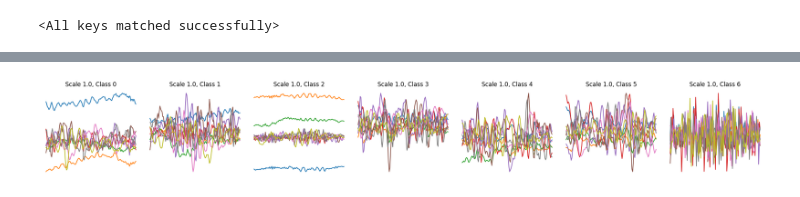
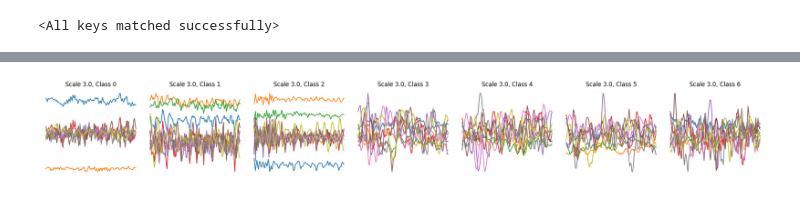
Before and after one commit to chookcurry/flow-matching, a Jupyter notebook: notebooks/whar/train_latent_flow.ipynb, the cells around one changed output, grey strips where cells are left out. Cells and saved outputs as stored; diff of their text form; code cells hidden in the pictures.

```diff
--- a/notebooks/whar/train_latent_flow.ipynb
+++ b/notebooks/whar/train_latent_flow.ipynb
@@ -21,7 +21,7 @@ print(device)
 # %% [output]
 mps
 # %%
-sampler = WHARSampler()
+sampler = WHARSampler(subject_id=1)
 # %% [output]
 Creating config hash...
 Checking download...
@@ -53,17 +53,19 @@ print(num_classes)
 [18, 32, 32]
 6
 # %%
-ae = CondSpectrogramAE(latent_channels=20).to(device)
-ae.load_state_dict(torch.load("cond_ae_small.pt"))
+ae = CondSpectrogramAE(latent_channels=24).to(device)
+ae.load_state_dict(torch.load("cond_ae_24.pt"))
 
 path = GaussianConditionalProbabilityPath(
     p_data=sampler,
-    p_simple_shape=[20, 4, 4],
+    p_simple_shape=[24, 4, 4],
     alpha=LinearAlpha(),
     beta=LinearBeta(),
 ).to(device)
 
-vf = FlowTransformerBackbone(num_classes=num_classes).to(device)
+vf = FlowTransformerBackbone(latent_channels=24, num_classes=num_classes).to(device)
 
-trainer = LatentFlowTrainer(path=path, model=vf, ae=ae, eta=0.1, null_class=num_classes)
+trainer = LatentFlowTrainer(
+    path=path, model=vf, ae=ae, eta=(1 / num_classes), null_class=num_classes
+)
 # %%
@@ -215,8 +199,8 @@ import matplotlib.pyplot as plt
 from flow_matching.whar.stft import istft_transform
 
 num_samples = 7
-num_timesteps = 100
-guidance_scales = [1.0]
+num_timesteps = 1000
+guidance_scales = [3.0]
 
 # Sample initial conditions (+1 for null class)
 y = torch.arange(num_classes + 1).to(device)
@@ -238,31 +222,31 @@ for row_idx, w in enumerate(guidance_scales):
     # Setup ode and simulator
     ode = CFGVectorFieldODE(vf, guidance_scale=w, null_class=num_classes)
     simulator = EulerSimulator(ode)
 
     # Simulate
     ts = (
         torch.linspace(0, 1, num_timesteps)
         .view(1, -1, 1, 1, 1)
         .expand(num_samples, -1, 1, 1, 1)
         .to(device)
     )
 
     x1 = simulator.simulate(x0, ts, y=y)
     x1 = ae.decode(x1, y)
 
     B, C, H, W = x1.shape
     x1 = x1.view(B, C // 2, 2, H, W)
     x1 = x1.detach().cpu()
     x1 = vmap(decompress_stft)(x1)
     x1 = [istft_transform(x) for x in x1]
 
     for col_idx in range(num_samples):
         ax = axes[row_idx][col_idx]
         ax.plot(x1[col_idx])
         ax.set_title(f"Scale {w}, Class {col_idx}")
         ax.axis("off")
 
 plt.tight_layout()
 plt.show()
 # %% [output]
-[figure, old version]
+[figure, new version]
```
Also changed, not shown: parts of 4 cells of this notebook, 8 other files.
